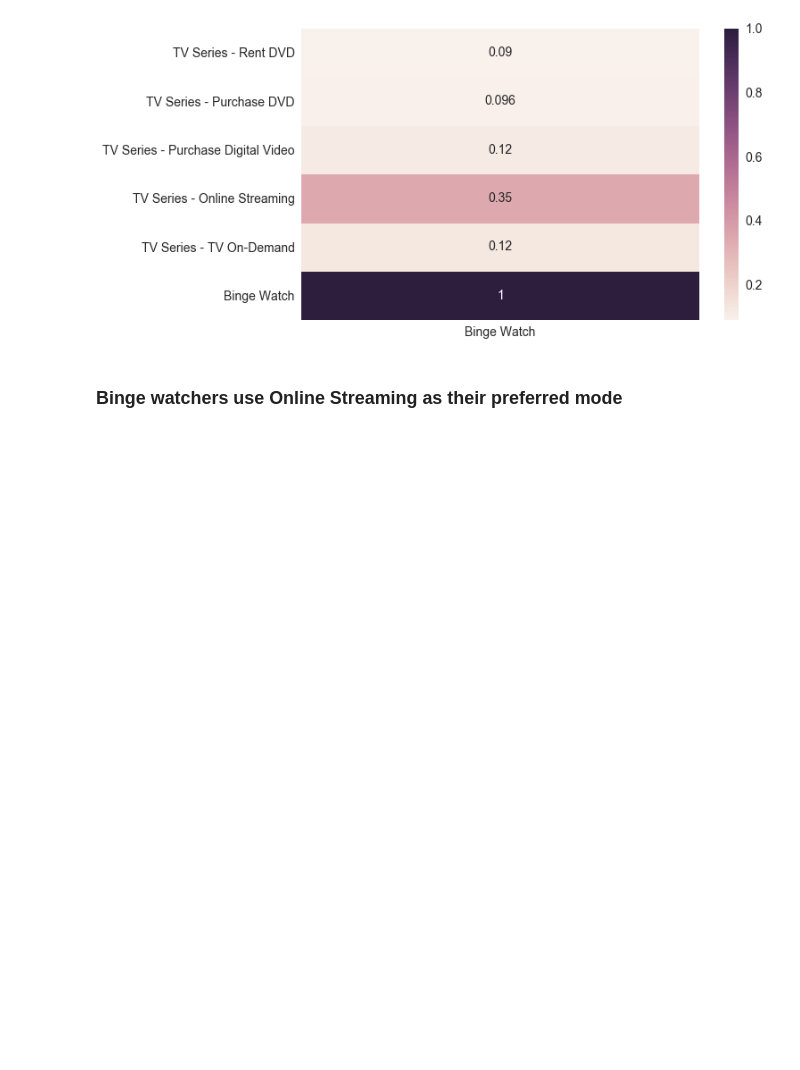
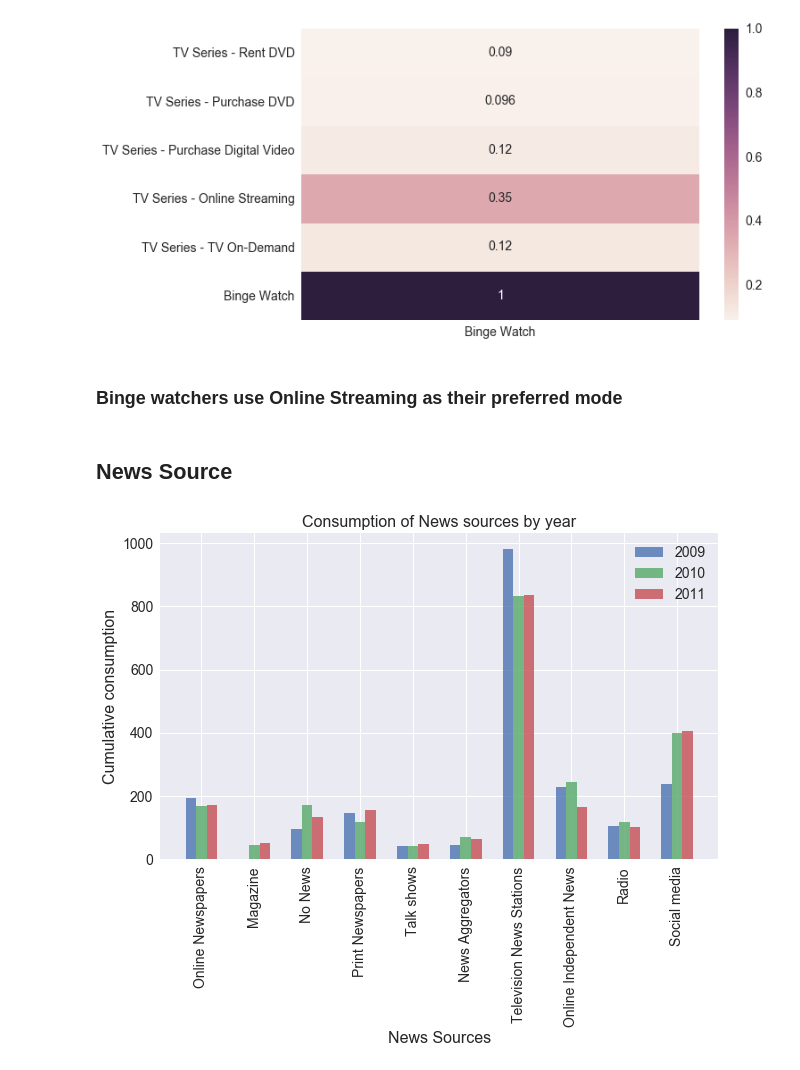
Before and after one commit to rohit-agrawal10/datascience, a Jupyter notebook: Deloitte Digital Democracy.ipynb, the cells around one changed output. Cells and saved outputs as stored; diff of their text form; code cells hidden in the pictures; blank space fills up the shorter version.

Commit message:
Added analysis for News Sources

```diff
--- a/Deloitte Digital Democracy.ipynb
+++ b/Deloitte Digital Democracy.ipynb
@@ -447,3 +448,82 @@ plt.show()
 [figure]
 # %% [markdown]
 ### Binge watchers use Online Streaming as their preferred mode
+# %% [markdown]
+## News Source
+# %%
+news = {}
+news['Television news stations'] = 1
+news['Variety/talk shows'] = 2
+news['Radio']= 3
+news['Print newspapers']= 4
+news['Online version of newspapers']= 5
+news['News aggregators']= 6
+news['Online news sites not associated with a newspaper'] = 7
+news['Social media sites']= 8
+news['Magazine']= 9
+news['I do not follow the news']= 10
+
+label = 'News Source'
+# %%
+news_2009 = dict(collections.Counter(df1[label]))
+news_2010 = dict(collections.Counter(df2[label]))
+news_2011 = dict(collections.Counter(df3[label]))
+news_2009['Magazine']= 0
+# %%
+ticks = []
+ticks.append('Online Newspapers')
+ticks.append('Magazine')
+ticks.append('No News')
+ticks.append('Print Newspapers')
+ticks.append('Talk shows')
+ticks.append('News Aggregators')
+ticks.append('Television News Stations')
+ticks.append('Online Independent News')
+ticks.append('Radio')
+ticks.append('Social media')
+
+
+
+
+# data to plot
+n_groups = len(news)
+val_2009 = []
+val_2010 = []
+val_2011 = []
+
+for label in news.keys():
+    val_2009.append(news_2009[label])
+    val_2010.append(news_2010[label])
+    if label == 'Online news sites not associated with a newspaper':
+        val_2011.append(news_2011['Online news sites not associated with a traditional news organization'])
+    else:
+        val_2011.append(news_2011[label])
+
+fig, ax = plt.subplots()
+index = np.arange(n_groups)
+bar_width = 0.2
+opacity = 0.8
+
+rects1 = plt.bar(index, val_2009, bar_width,
+                 alpha=opacity,
+                 label='2009')
+
+rects2 = plt.bar(index+ bar_width, val_2010, bar_width,
+                 alpha=opacity,
+                 label='2010')
+
+rects3 = plt.bar(index+ (2*bar_width), val_2011, bar_width,
+                 alpha=opacity,
+                 label='2011')
+
+
+plt.ylabel('Cumulative consumption')
+plt.xlabel('News Sources')
+plt.title('Consumption of News sources by year')
+plt.xticks(index + (bar_width), ticks, rotation = 90)
+plt.legend()
+
+
+plt.show()
+# %% [output]
+[figure, added]
```
Also changed, not shown: parts of 2 cells of this notebook.
